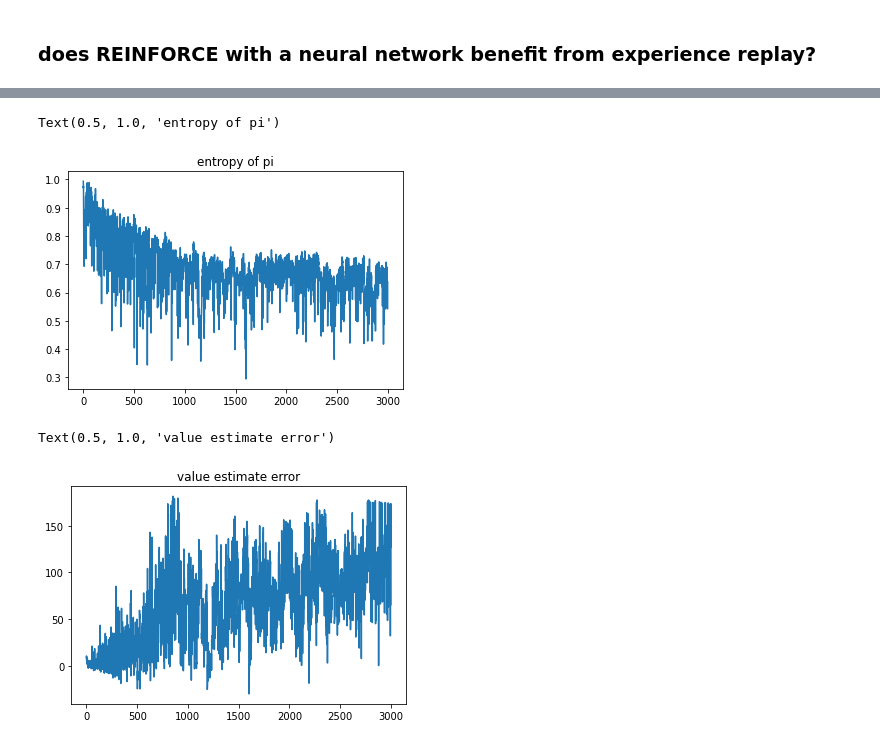
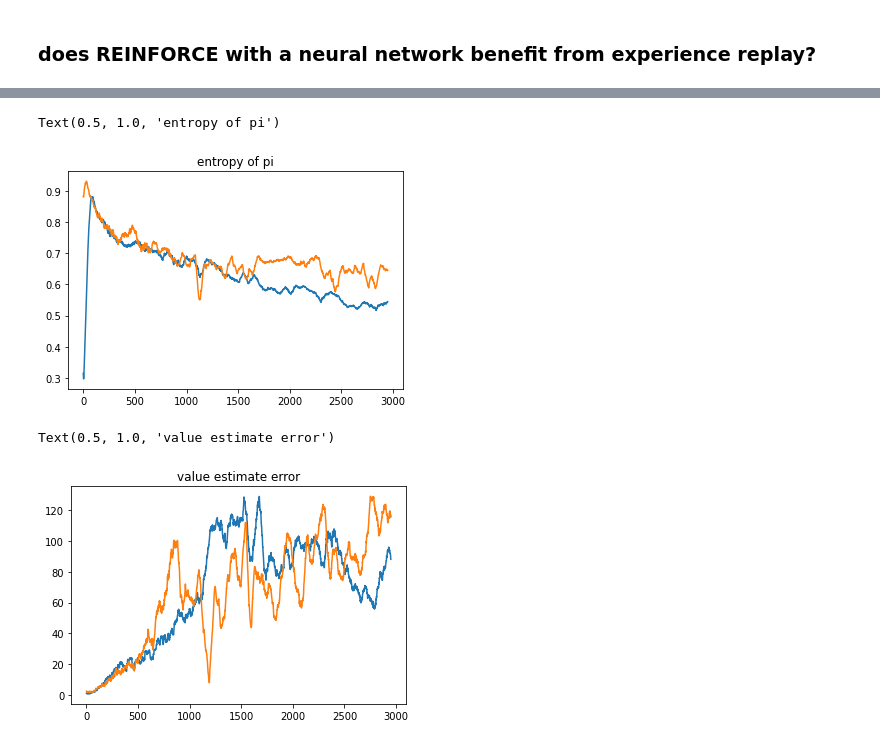
Before and after one commit to andrebeu/gymRL, a Jupyter notebook: A2C_&_REINFORCE/polecart.ipynb, the cells around one changed output, grey strips where cells are left out. Drawn from its saved outputs; the diff is of its cells as text; code cells hidden in the pictures.

```diff
--- a/A2C_&_REINFORCE/polecart.ipynb
+++ b/A2C_&_REINFORCE/polecart.ipynb
@@ -42,4 +42,5 @@ def experiment(nseeds,neps,kw):
 # experiment(2,20,kw=None)
 # %%
 ns,ne = 3,3000
-metric,data = experiment(ns,ne,kw=None)
+ACmetric,ACdata = experiment(ns,ne,kw={'TDupdate':True})
+REmetric,REdata = experiment(ns,ne,kw={'TDupdate':False})
@@ -58,0 +47,8 @@ Text(0.5, 1.0, 'reward')
+# %%
+w = 50
+movavg = lambda X: np.mean([X[i:i+w] for i in range(len(X)-w)],1)
+# %%
+for metric in [ACmetric,REmetric]:
+  M = metric.mean(0)
+  M = movavg(M)
+  plt.plot(M)
@@ -59,12 +57,18 @@ Text(0.5, 1.0, 'reward')
 # %%
-plt.plot(data[0].mean(0))
+for data in [ACdata,REdata]:
+  M = data[0].mean(0)
+  M = movavg(M)
+  plt.plot(M)
 plt.title('entropy of pi')
 # %% [output]
 Text(0.5, 1.0, 'entropy of pi')
-[figure, old version]
+[figure, new version]
 # %%
-plt.plot(data[1].mean(0))
+for data in [ACdata,REdata]:
+  M = data[1].mean(0)
+  M = movavg(M)
+  plt.plot(M)
 plt.title('value estimate error')
 # %% [output]
 Text(0.5, 1.0, 'value estimate error')
-[figure, old version]
+[figure, new version]
```
Also changed, not shown: parts of 3 cells of this notebook, 1 other file.
